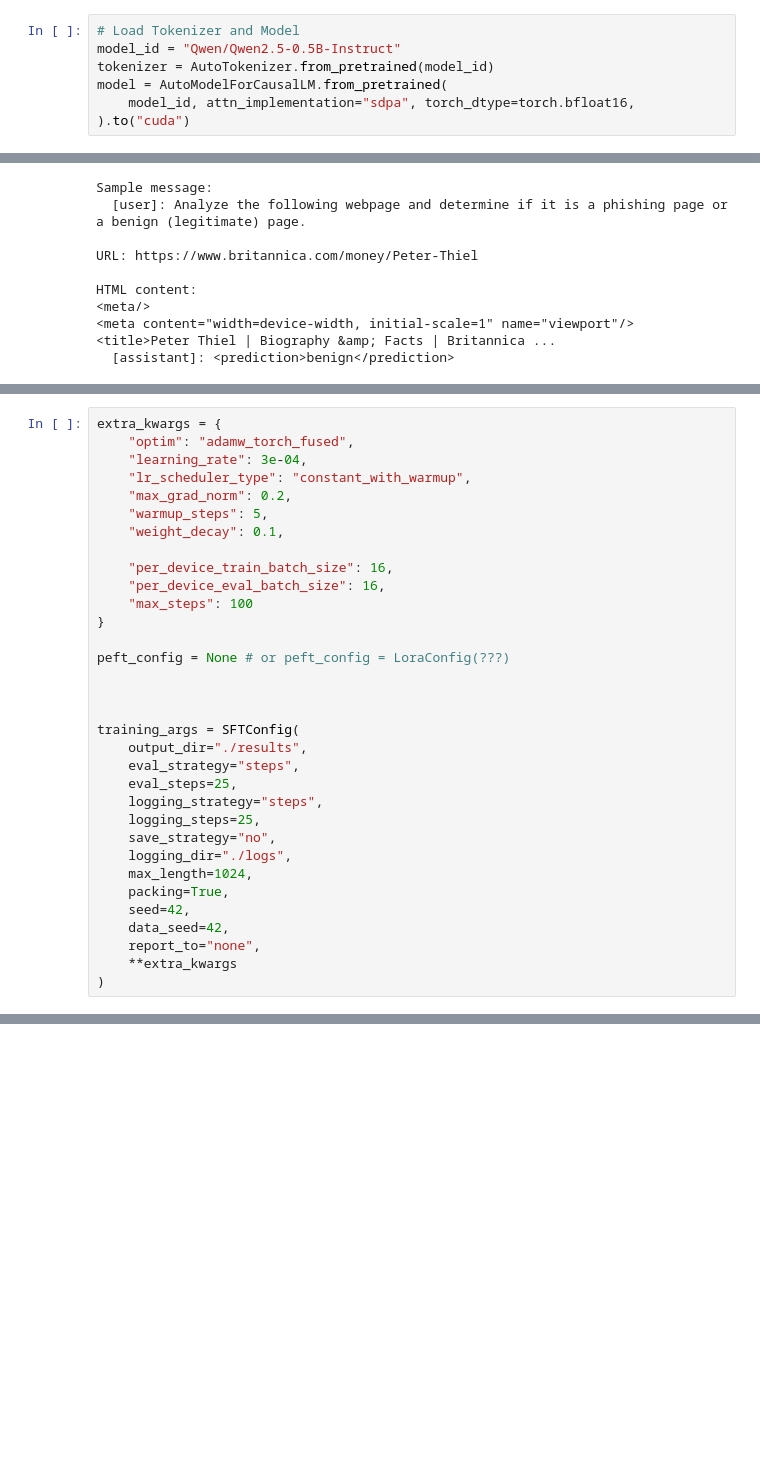
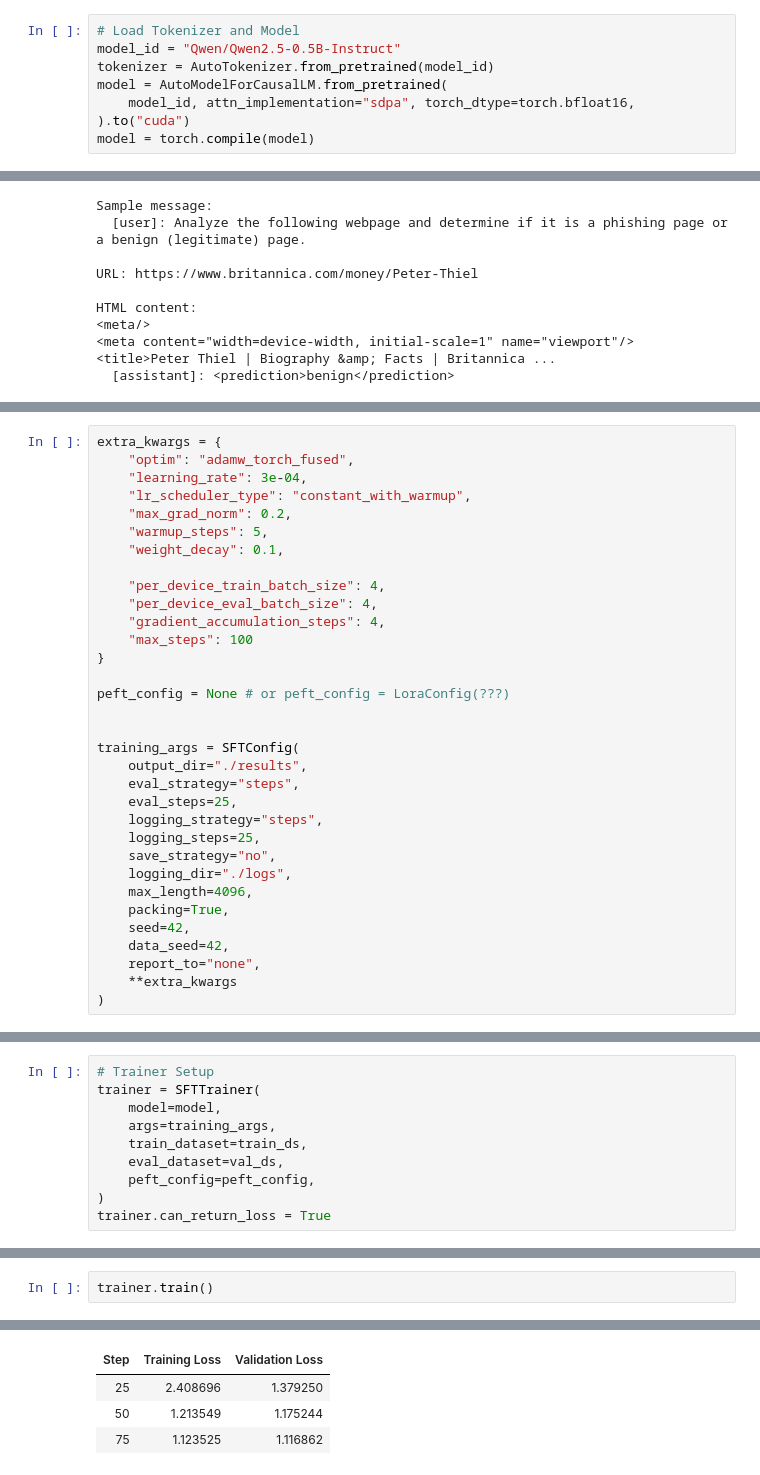
Before and after one commit to benzakenelad/mlprague2026, a Jupyter notebook: main.ipynb, the cells around one changed output, grey strips where cells are left out. Drawn from its saved outputs; the diff is of its cells as text; blank space fills up the shorter version.

```diff
--- a/main.ipynb
+++ b/main.ipynb
@@ -262,6 +217,7 @@ tokenizer = AutoTokenizer.from_pretrained(model_id)
 model = AutoModelForCausalLM.from_pretrained(
     model_id, attn_implementation="sdpa", torch_dtype=torch.bfloat16,
 ).to("cuda")
+model = torch.compile(model)
 # %% [output]
 [transformers] `torch_dtype` is deprecated! Use `dtype` instead!
 # %%
@@ -423,13 +381,13 @@ extra_kwargs = {
     "warmup_steps": 5,
     "weight_decay": 0.1,
 
-    "per_device_train_batch_size": 16,
-    "per_device_eval_batch_size": 16,
+    "per_device_train_batch_size": 4,
+    "per_device_eval_batch_size": 4,
+    "gradient_accumulation_steps": 4,
     "max_steps": 100
 }
 
 peft_config = None # or peft_config = LoraConfig(???)
-
 
 
 training_args = SFTConfig(
@@ -440,7 +398,7 @@ training_args = SFTConfig(
     logging_steps=25,
     save_strategy="no",
     logging_dir="./logs",
-    max_length=1024,
+    max_length=4096,
     packing=True,
     seed=42,
     data_seed=42,
@@ -451,0 +410,10 @@ NameError: name 'SFTConfig' is not defined
+# %%
+# Trainer Setup
+trainer = SFTTrainer(
+    model=model,
+    args=training_args,
+    train_dataset=train_ds,
+    eval_dataset=val_ds,
+    peft_config=peft_config,
+)
+trainer.can_return_loss = True
@@ -451,0 +423,3 @@ NameError: name 'SFTConfig' is not defined
+# %%
+trainer.train()
+# %% [output]
@@ -451,0 +428,4 @@ NameError: name 'SFTConfig' is not defined
+| Step | Training Loss | Validation Loss |
+| 25 | 2.408696 | 1.379250 |
+| 50 | 1.213549 | 1.175244 |
+| 75 | 1.123525 | 1.116862 |
```
Also changed, not shown: parts of 23 cells of this notebook, 1 other file.
